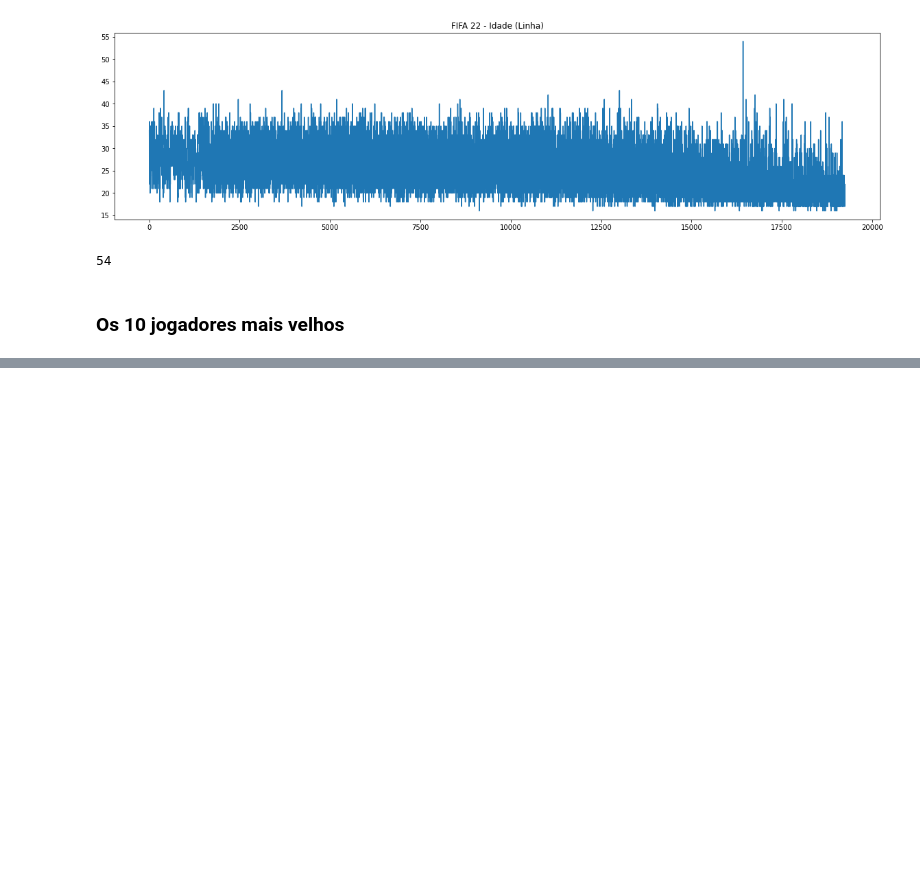
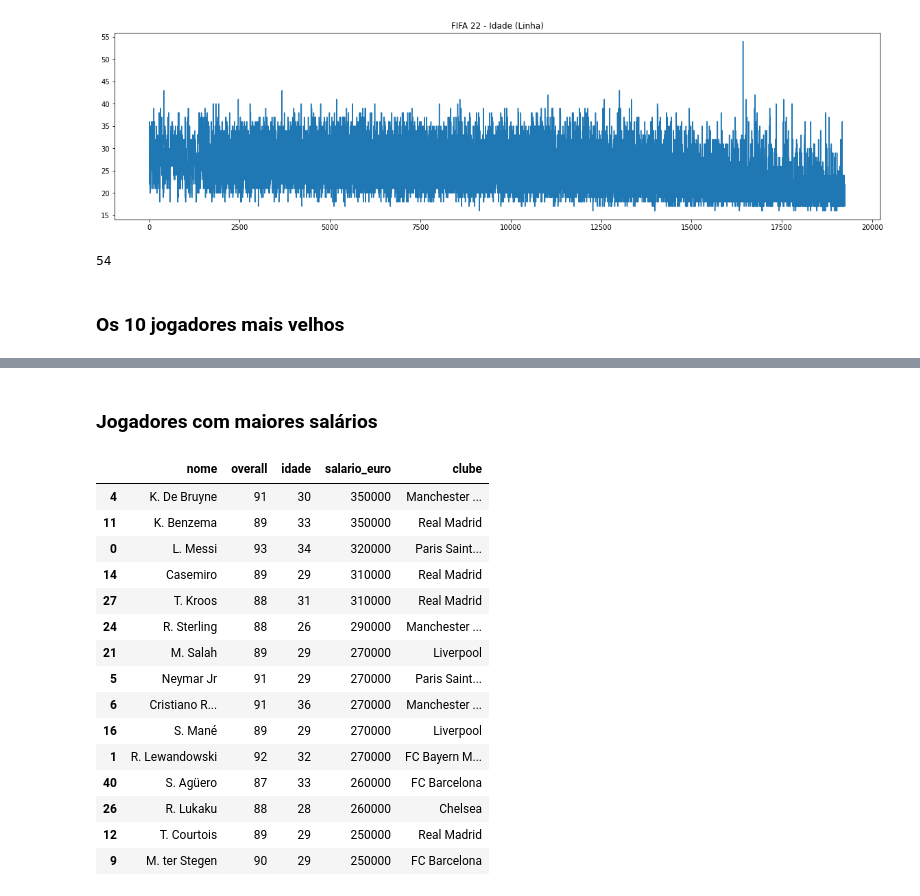
Before and after one commit to leovasc5/exploratory-analysis-of-FIFA-22-data, a Jupyter notebook: curiosidades.ipynb, the cells around one changed output, grey strips where cells are left out. Cells and saved outputs as stored; diff of their text form; code cells hidden in the pictures; blank space fills up the shorter version.

```diff
--- a/curiosidades.ipynb
+++ b/curiosidades.ipynb
@@ -154,0 +169,22 @@ temp.to_csv('planilhas/analises/jogadores_promissores.csv', sep=';', encoding='u
+# %% [markdown]
+### Jogadores com maiores salários
+# %%
+temp = df.sort_values(by=['salario_euro'], ascending=False)
+temp[['nome', 'overall', 'idade', 'salario_euro', 'clube']].head(15)
+# %% [output]
+|  | nome | overall | idade | salario_euro | clube |
+| 4 | K. De Bruyne | 91 | 30 | 350000 | Manchester ... |
+| 11 | K. Benzema | 89 | 33 | 350000 | Real Madrid |
+| 0 | L. Messi | 93 | 34 | 320000 | Paris Saint... |
+| 14 | Casemiro | 89 | 29 | 310000 | Real Madrid |
+| 27 | T. Kroos | 88 | 31 | 310000 | Real Madrid |
+| 24 | R. Sterling | 88 | 26 | 290000 | Manchester ... |
+| 21 | M. Salah | 89 | 29 | 270000 | Liverpool |
+| 5 | Neymar Jr | 91 | 29 | 270000 | Paris Saint... |
+| 6 | Cristiano R... | 91 | 36 | 270000 | Manchester ... |
+| 16 | S. Mané | 89 | 29 | 270000 | Liverpool |
+| 1 | R. Lewandowski | 92 | 32 | 270000 | FC Bayern M... |
+| 40 | S. Agüero | 87 | 33 | 260000 | FC Barcelona |
+| 26 | R. Lukaku | 88 | 28 | 260000 | Chelsea |
+| 12 | T. Courtois | 89 | 29 | 250000 | Real Madrid |
+| 9 | M. ter Stegen | 90 | 29 | 250000 | FC Barcelona |
```
Also changed, not shown: parts of 22 cells of this notebook.
